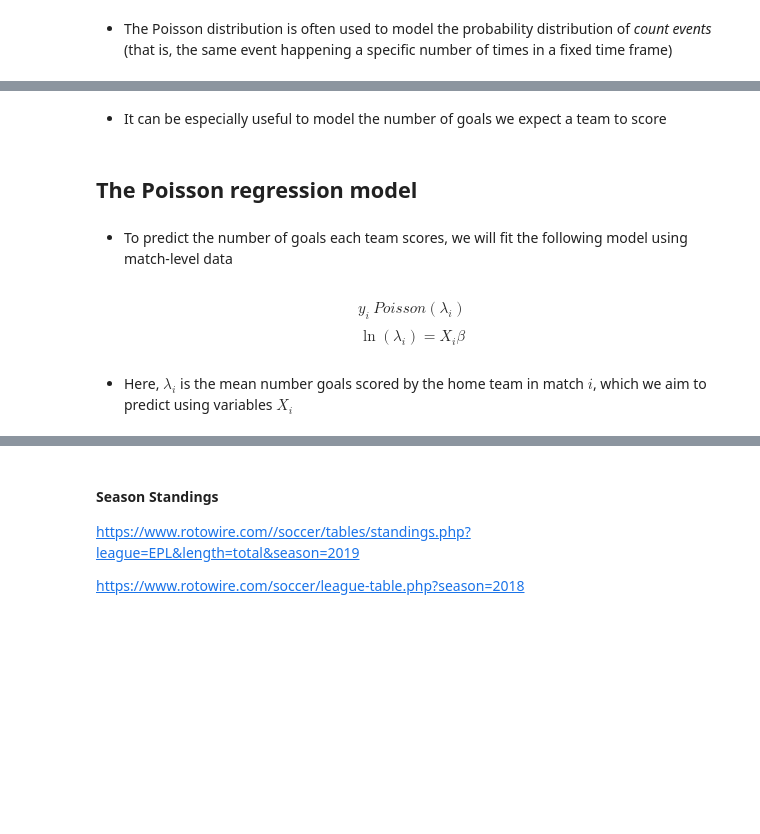
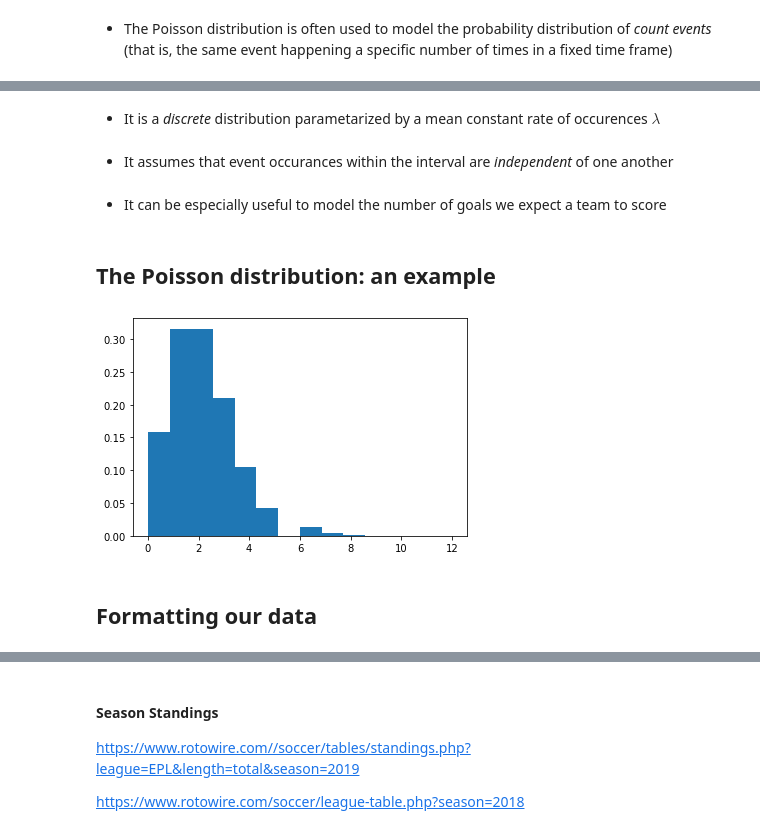
Before and after one commit to roncv/FootballForecasting, a Jupyter notebook: presentation.ipynb, the cells around one changed output, grey strips where cells are left out. Drawn from its saved outputs; the diff is of its cells as text; code cells hidden in the pictures; blank space fills up the shorter version.

```diff
--- a/presentation.ipynb
+++ b/presentation.ipynb
@@ -114,7 +120,18 @@ dtype: float64
-# %% [markdown]
-- It can be especially useful to model the number of goals we expect a team to score
+# %% [markdown]
+- It is a *discrete* distribution parametarized by a mean constant rate of occurences $\lambda$
+# %% [markdown]
+- It assumes that event occurances within the interval are *independent* of one another
+# %% [markdown]
+- It can be especially useful to model the number of goals we expect a team to score
+# %% [markdown]
+## The Poisson distribution: an example
 # %%
-x = np.random.poisson(2, 100000000)
+# Here we simulate 1 million samples from a Poisson distribution with a mean of two
+x = np.random.poisson(2, 1000000)
 plt.hist(x, 14, density=True)
 plt.show()
+# %% [output]
+[figure, added]
+# %% [markdown]
+## Formatting our data
 # %%
@@ -138,9 +155,0 @@ goal_model_data.head()
-# %% [markdown]
-## The Poisson regression model
-# %% [markdown]
-- To predict the number of goals each team scores, we will fit the following model using match-level data
-# %% [markdown]
-$$y_i ~ Poisson(\lambda_i)$$
-$$\ln (\lambda_i) = X_i\beta$$
-# %% [markdown]
-- Here, $\lambda_i$ is the mean number goals scored by the home team in match $i$, which we aim to predict using variables $X_i$
```
Also changed, not shown: parts of 65 cells of this notebook, 1 other file.
